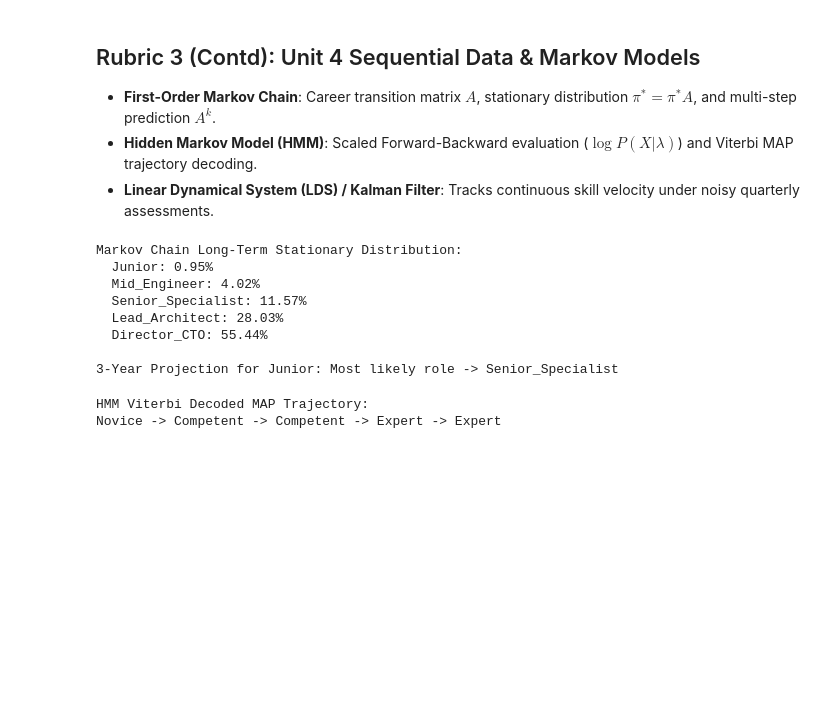
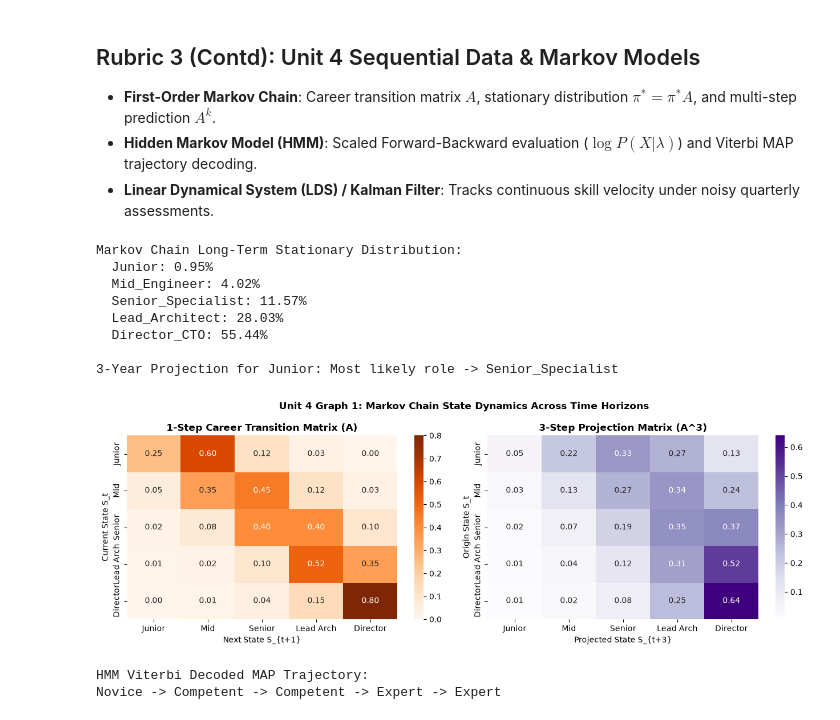
Before and after one commit to parth2024-tech/SRM-21CSC305P-Machine-Learning-Career-Guidance-Debate-Agent, a Jupyter notebook: pbl2_career_guidance_unit3_unit4.ipynb, the cells around one changed output. Drawn from its saved outputs; the diff is of its cells as text; code cells hidden in the pictures; blank space fills up the shorter version.

```diff
--- a/pbl2_career_guidance_unit3_unit4.ipynb
+++ b/pbl2_career_guidance_unit3_unit4.ipynb
@@ -194,6 +207,28 @@ Markov Chain Long-Term Stationary Distribution:
   Director_CTO: 55.44%
 
 3-Year Projection for Junior: Most likely role -> Senior_Specialist
+# %%
+# Unit 4 Graph 1: Markov Chain Longitudinal State Transition Dynamics (A and A^3)
+state_labels = ['Junior', 'Mid', 'Senior', 'Lead Arch', 'Director']
+fig, axes = plt.subplots(1, 2, figsize=(13, 4.5))
+
+sns.heatmap(A, annot=True, fmt='.2f', cmap='Oranges', ax=axes[0],
+            xticklabels=state_labels, yticklabels=state_labels)
+axes[0].set_title('1-Step Career Transition Matrix (A)', fontweight='bold')
+axes[0].set_xlabel('Next State S_{t+1}')
+axes[0].set_ylabel('Current State S_t')
+
+sns.heatmap(A3, annot=True, fmt='.2f', cmap='Purples', ax=axes[1],
+            xticklabels=state_labels, yticklabels=state_labels)
+axes[1].set_title('3-Step Projection Matrix (A^3)', fontweight='bold')
+axes[1].set_xlabel('Projected State S_{t+3}')
+axes[1].set_ylabel('Origin State S_t')
+
+plt.suptitle('Unit 4 Graph 1: Markov Chain State Dynamics Across Time Horizons', fontsize=12, fontweight='bold')
+plt.tight_layout()
+plt.show()
+# %% [output]
+[figure, added]
 # %%
 # 2. Hidden Markov Model: Scaled Forward-Backward & Viterbi Decoding
 class SimpleHMM:
```
Also changed, not shown: parts of 3 cells of this notebook, 3 other files.
